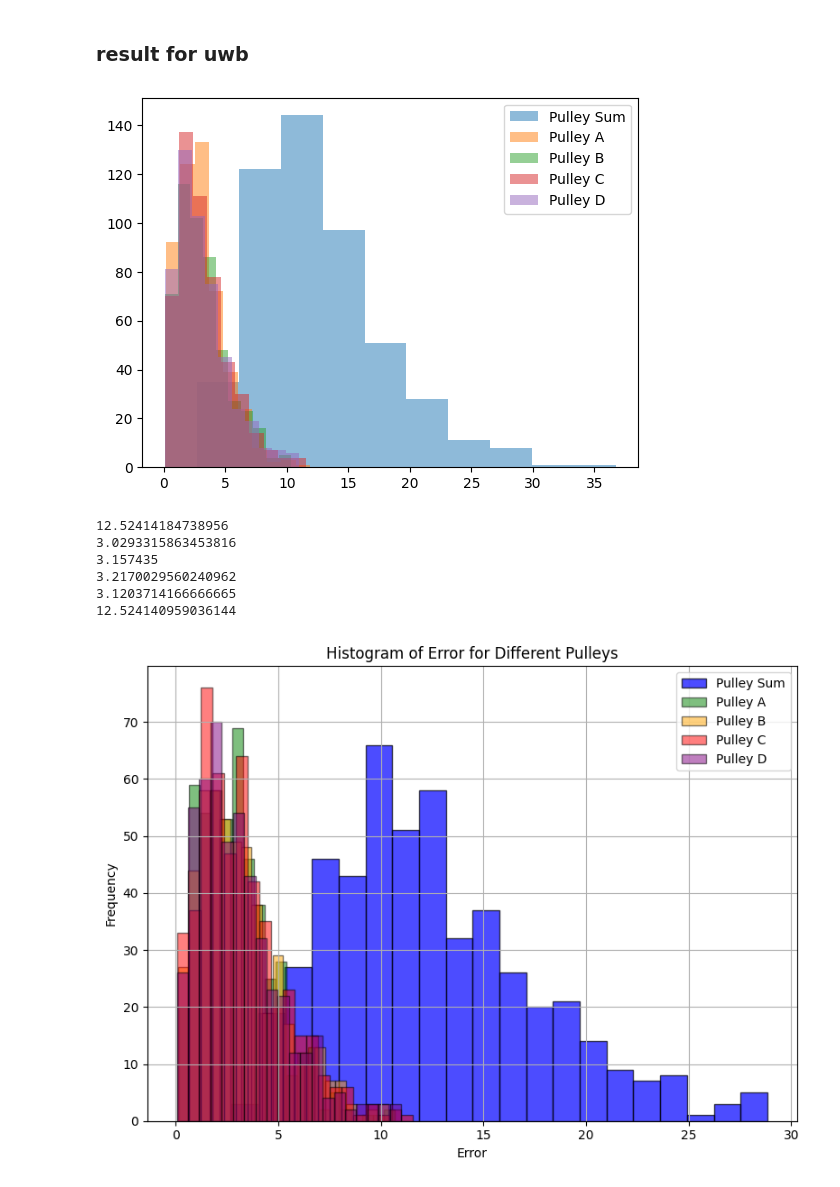
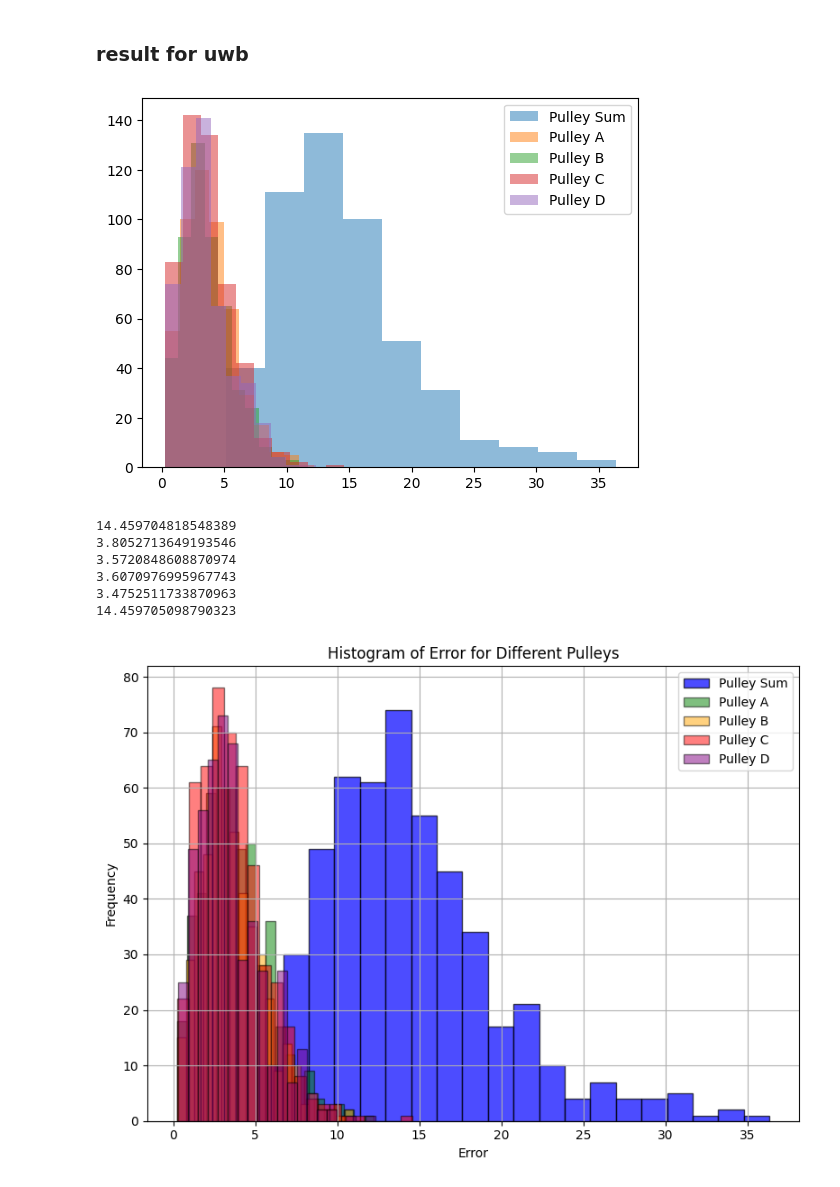
Before and after one commit to MohammadrezaDindarloo/ARASFactorSLAC, a Jupyter notebook: ArasFactor_new_simulation/scampi_factor_graph/result/calibration_analysing.ipynb, the cells around one changed output. Drawn from its saved outputs; the diff is of its cells as text; code cells hidden in the pictures.

```diff
--- a/ArasFactor_new_simulation/scampi_factor_graph/result/calibration_analysing.ipynb
+++ b/ArasFactor_new_simulation/scampi_factor_graph/result/calibration_analysing.ipynb
@@ -11,7 +13,7 @@ direc = os.getcwd()
 # %%
 cutoff = 50
 rows = []
-with open(direc + "/calibration_result_500.csv", 'r') as file:
+with open(direc + "/calibration_result.csv", 'r') as file:
     csvreader = csv.reader(file)
     for row in csvreader:
         if float(row[4]) < cutoff:
@@ -32,7 +34,7 @@ plt.hist(error_pulley_d, alpha=0.5, label='Pulley D')
 plt.legend()  # Add legend
 plt.show()
 # %% [output]
-[figure, old version]
+[figure, new version]
 # %%
 print(np.mean(error_pulley_sum))
 print(np.mean(error_pulley_a))
@@ -41,17 +43,15 @@ print(np.mean(error_pulley_c))
 print(np.mean(error_pulley_d))
 print(np.mean(error_pulley_a)+np.mean(error_pulley_b)+np.mean(error_pulley_c)+np.mean(error_pulley_d))
 # %% [output]
-12.52414184738956
-3.0293315863453816
-3.157435
-3.2170029560240962
-3.1203714166666665
-12.524140959036144
+14.459704818548389
+3.8052713649193546
+3.5720848608870974
+3.6070976995967743
+3.4752511733870963
+14.459705098790323
 # %%
-# Load data from the CSV file
-cutoff = 30
 rows = []
-with open(direc + "/calibration_result_500.csv", 'r') as file:
+with open(direc + "/calibration_result.csv", 'r') as file:
     csvreader = csv.reader(file)
     for row in csvreader:
         if float(row[4]) < cutoff:
@@ -59,32 +59,32 @@ with open(direc + "/calibration_result_500.csv", 'r') as file:
 error_pulley_a = [float(row[0]) for row in rows]
 error_pulley_b = [float(row[1]) for row in rows]
 error_pulley_c = [float(row[2]) for row in rows]
 error_pulley_d = [float(row[3]) for row in rows]
 error_pulley_sum = [float(row[4]) for row in rows]
 
 # Set up the plot
 plt.figure(figsize=(8, 6))  # Adjust figure size as needed
 plt.hist(error_pulley_sum, bins=20, alpha=0.7, color='blue', edgecolor='black', label='Pulley Sum')
 plt.hist(error_pulley_a, bins=20, alpha=0.5, color='green', edgecolor='black', label='Pulley A')
 plt.hist(error_pulley_b, bins=20, alpha=0.5, color='orange', edgecolor='black', label='Pulley B')
 plt.hist(error_pulley_c, bins=20, alpha=0.5, color='red', edgecolor='black', label='Pulley C')
 plt.hist(error_pulley_d, bins=20, alpha=0.5, color='purple', edgecolor='black', label='Pulley D')
 
 # Add labels and title
 plt.xlabel('Error')
 plt.ylabel('Frequency')
 plt.title('Histogram of Error for Different Pulleys')
 
 # Add grid
 plt.grid(True)
 
 # Add legend
 plt.legend()
 
 # Save or show the plot
 plt.tight_layout()  # Adjust layout to prevent clipping of labels
 plt.savefig('histogram.png', dpi=300)  # Save plot as PNG with higher resolution for the paper
 plt.show()
 # %% [output]
-[figure, old version]
+[figure, new version]
 # %%
```
Also changed, not shown: parts of 3 cells of this notebook, 44 other files.
